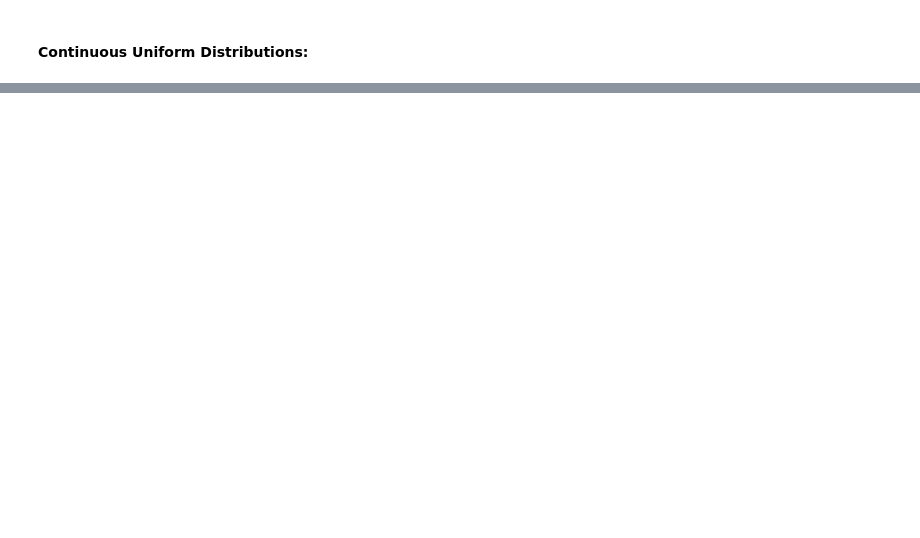
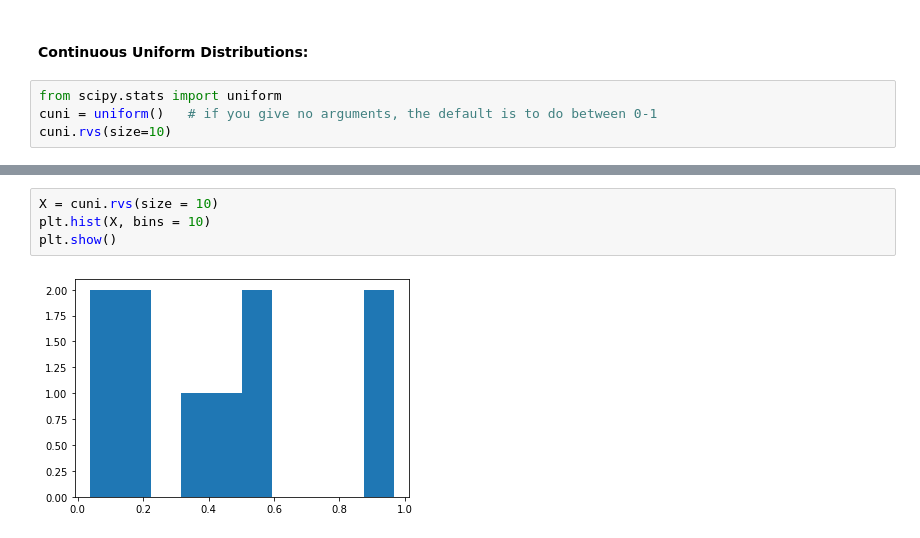
Before and after one commit to ksaslow/data-pt-ber-08-20, a Jupyter notebook: Notes/module-2/Week9Day2and3_CodeAlong.ipynb, the cells around one changed output, grey strips where cells are left out. Drawn from its saved outputs; the diff is of its cells as text; blank space fills up the shorter version.

```diff
--- a/Notes/module-2/Week9Day2and3_CodeAlong.ipynb
+++ b/Notes/module-2/Week9Day2and3_CodeAlong.ipynb
@@ -351,2 +359,6 @@ range(0, 20)
 # %% [markdown]
 #### Continuous Uniform Distributions:
+# %%
+from scipy.stats import uniform
+cuni = uniform()   # if you give no arguments, the default is to do between 0-1
+cuni.rvs(size=10)
@@ -352,0 +374,6 @@ range(0, 20)
+# %%
+X = cuni.rvs(size = 10)
+plt.hist(X, bins = 10)
+plt.show()
+# %% [output]
+[figure, added]
```
Also changed, not shown: parts of 22 cells of this notebook, 2 other files.
